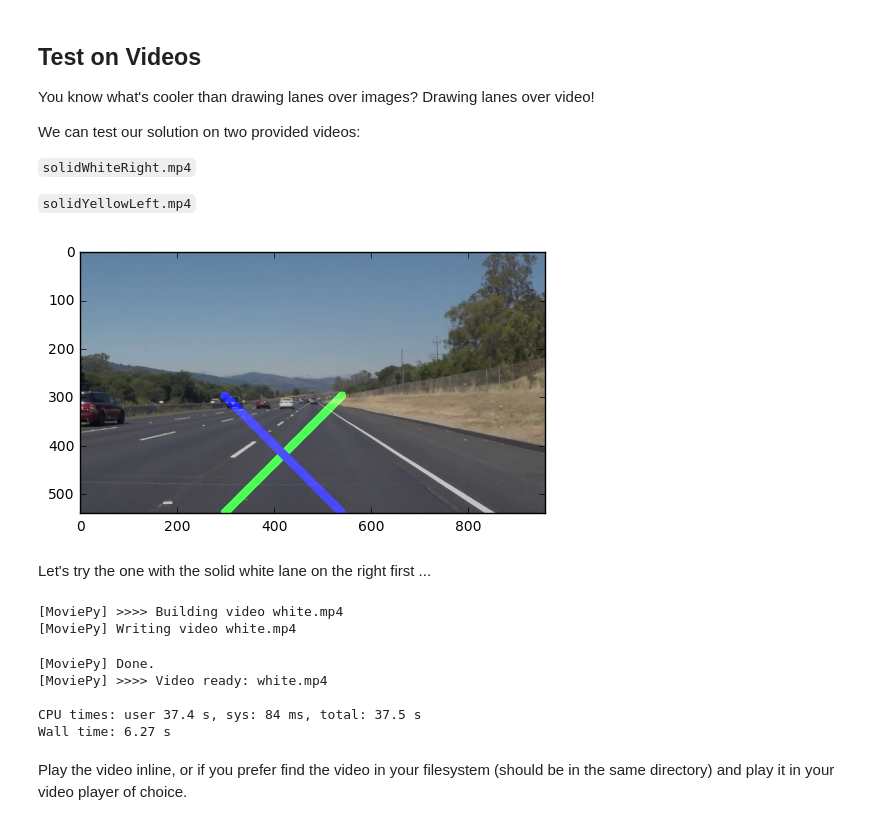
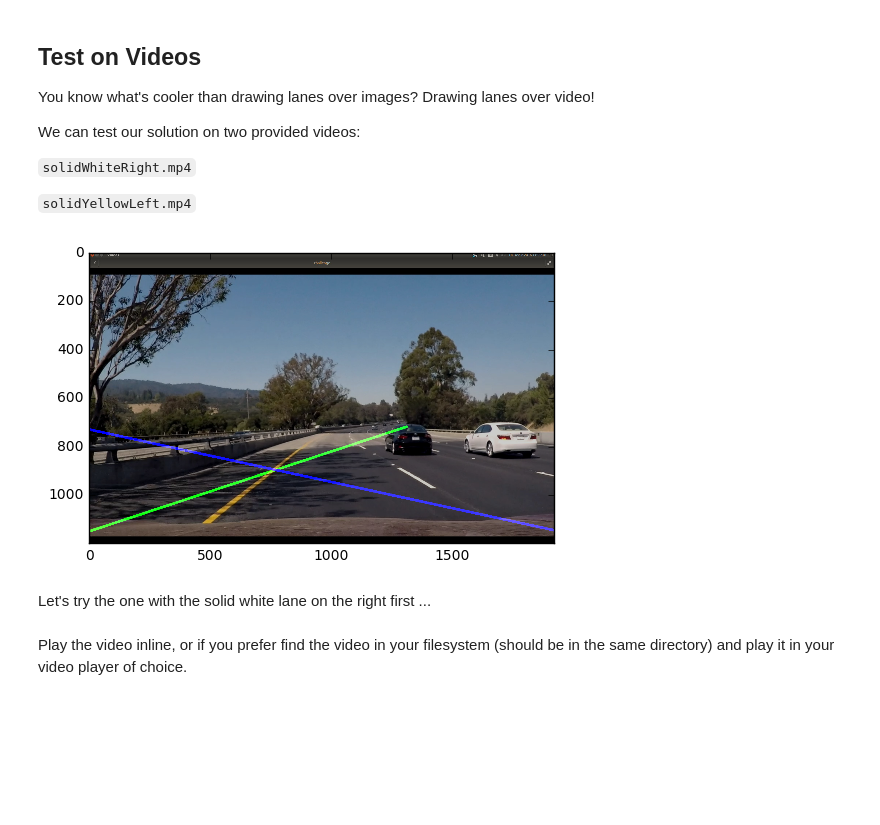
Before and after one commit to gantners/CarND-LaneLines-P1, a Jupyter notebook: Attempt2.ipynb, the cells around one changed output. Drawn from its saved outputs; the diff is of its cells as text; code cells hidden in the pictures; blank space fills up the shorter version.

Commit message:
next stage

```diff
--- a/Attempt2.ipynb
+++ b/Attempt2.ipynb
@@ -201,23 +260,28 @@ We can test our solution on two provided videos:
 
 `solidYellowLeft.mp4`
 # %%
-def process_image(image):
+def process_image(image, step):
     # NOTE: The output you return should be a color image (3 channel) for processing video below
     # TODO: put your pipeline here,
     # you should return the final output (image with lines are drawn on lanes)
     # Define a kernel size and apply Gaussian smoothing
-    kernel_size = 5
+    kernel_size = 7
     gray = grayscale(image)
     blur_gray = gaussian_blur(gray,kernel_size)
 
+    if step == 1:
+        return gray
+
+    if step == 2:
+        return blur_gray
+
     # Define our parameters for Canny and apply
-    low_threshold = 150
+    low_threshold = 200
     high_threshold = 250
     cannyEdgeImage = canny(blur_gray, low_threshold, high_threshold)
 
-    # Next we'll create a masked edges image using cv2.fillPoly()
-    mask = np.zeros_like(cannyEdgeImage)
-    ignore_mask_color = 255
+    if step == 3:
+        return cannyEdgeImage
 
     # This time we are defining a four sided polygon to mask
     imshape = image.shape
@@ -229,51 +293,50 @@ def process_image(image):
     verticalAxis = height * 0.6
     halfTopViewArea = 60
     vertices = np.array([[(0,height),(centerWidth-halfTopViewArea, verticalAxis), (centerWidth+halfTopViewArea, verticalAxis), (width,height)]], dtype=np.int32)
-    cv2.fillPoly(mask, vertices, ignore_mask_color)
-    #create only polygon area detected edges image
-    masked_edges = cv2.bitwise_and(cannyEdgeImage, mask)
+    masked_edges = region_of_interest(cannyEdgeImage,vertices)
+
+    if step == 4:
+        return masked_edges
 
     # Define the Hough transform parameters
     # Make a blank the same size as our image to draw on
     rho = 3 # distance resolution in pixels of the Hough grid
     theta = np.pi/180 # angular resolution in radians of the Hough grid
-    threshold = 20   # minimum number of votes (intersections in Hough grid cell)
+    threshold = 100   # minimum number of votes (intersections in Hough grid cell)
     min_line_length = 40 #minimum number of pixels making up a line
-    max_line_gap = 20    # maximum gap in pixels between connectable line segments
+    max_line_gap = 60    # maximum gap in pixels between connectable line segments
 
     # Run Hough on edge detected image
     # Output "lines" is an array containing endpoints of detected line segments
     line_image = hough_lines(masked_edges, rho, theta, threshold, min_line_length, max_line_gap)
 
+    if step == 5:
+        return line_image
+
     # Create a "color" binary image to combine with line image
-    color_edges = np.dstack((cannyEdgeImage, cannyEdgeImage, cannyEdgeImage))
+    #color_edges = np.dstack((cannyEdgeImage, cannyEdgeImage, cannyEdgeImage))
+
+    #if step == 6:
+        #return color_edges
 
     # Draw the lines on the edge image
     lines_edges = weighted_img(line_image,image,0.8,1.0,0.0)
     return lines_edges
 # %%
-image = mpimg.imread('test_images/' + examples[5])
-plt.imshow(process_image(image));
+image = mpimg.imread('test_images/' + examples[2])
+plt.imshow(process_image(image,7), cmap='gray');#change steps to see different stage output
 # %% [output]
-[figure, old version]
+[figure, new version]
 # %% [markdown]
 Let's try the one with the solid white lane on the right first ...
 # %%
 # Import everything needed to edit/save/watch video clips
 from moviepy.editor import VideoFileClip
 from IPython.display import HTML
-white_output = 'white.mp4'
+white_output = 'white2.mp4'
 clip1 = VideoFileClip("solidWhiteRight.mp4")
 white_clip = clip1.fl_image(process_image) #NOTE: this function expects color images!!
 %time white_clip.write_videofile(white_output, audio=False)
-# %% [output]
-[MoviePy] >>>> Building video white.mp4
-[MoviePy] Writing video white.mp4
-[MoviePy] Done.
-[MoviePy] >>>> Video ready: white.mp4
-
-CPU times: user 37.4 s, sys: 84 ms, total: 37.5 s
-Wall time: 6.27 s
 # %% [markdown]
 Play the video inline, or if you prefer find the video in your filesystem (should be in the same directory) and play it in your video player of choice.
 # %%
```
Also changed, not shown: parts of 6 cells of this notebook.
